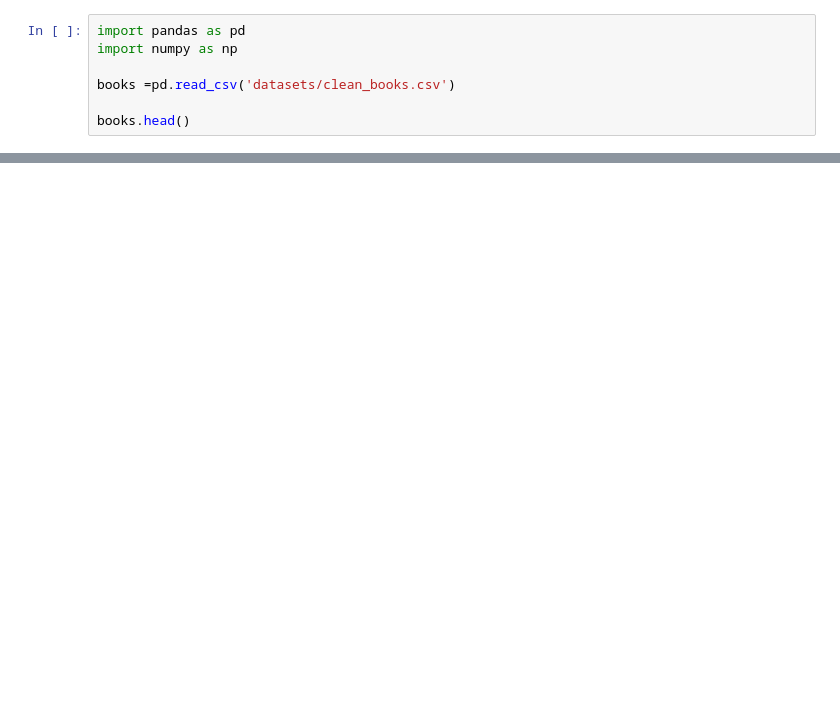
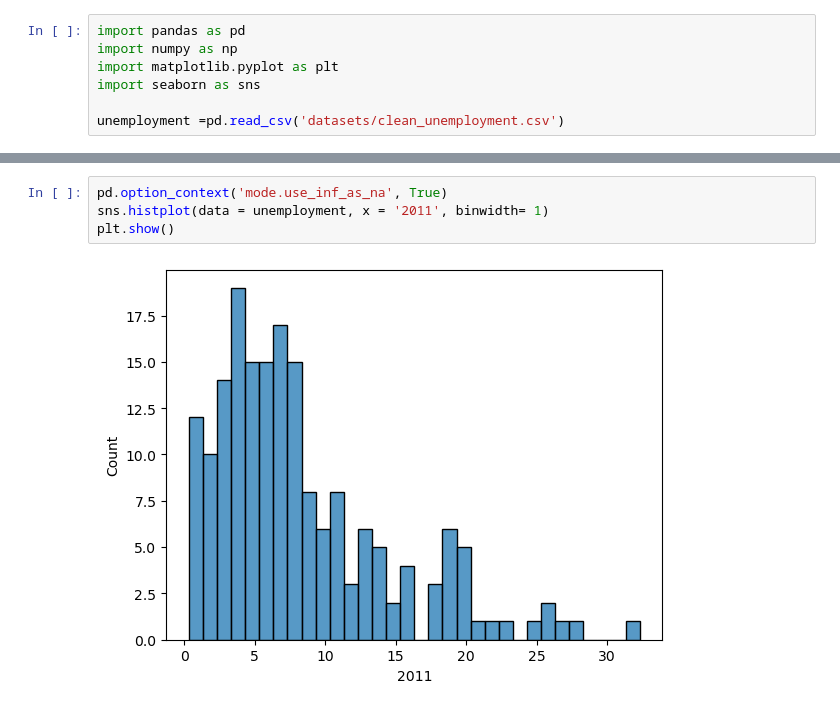
Before and after one commit to Jnn002/dc_datacamp, a Jupyter notebook: Data_analyst_python/chapter_7_EDA/eda_c1.ipynb, the cells around one changed output, grey strips where cells are left out. Saved outputs shown, nothing was run; the diff lists cells and outputs as text; blank space fills up the shorter version.

Commit message:
ADD, data summarization

```diff
--- a/Data_analyst_python/chapter_7_EDA/eda_c1.ipynb
+++ b/Data_analyst_python/chapter_7_EDA/eda_c1.ipynb
@@ -1,7 +1,7 @@
 # %%
 import pandas as pd
 import numpy as np
+import matplotlib.pyplot as plt
+import seaborn as sns
 
-books =pd.read_csv('datasets/clean_books.csv')
-
-books.head()
+unemployment =pd.read_csv('datasets/clean_unemployment.csv')
@@ -14,0 +39,6 @@ books.head()
+# %%
+pd.option_context('mode.use_inf_as_na', True)
+sns.histplot(data = unemployment, x = '2011', binwidth= 1)
+plt.show()
+# %% [output]
+[figure, added]
```
Also changed, not shown: parts of 9 cells of this notebook.
